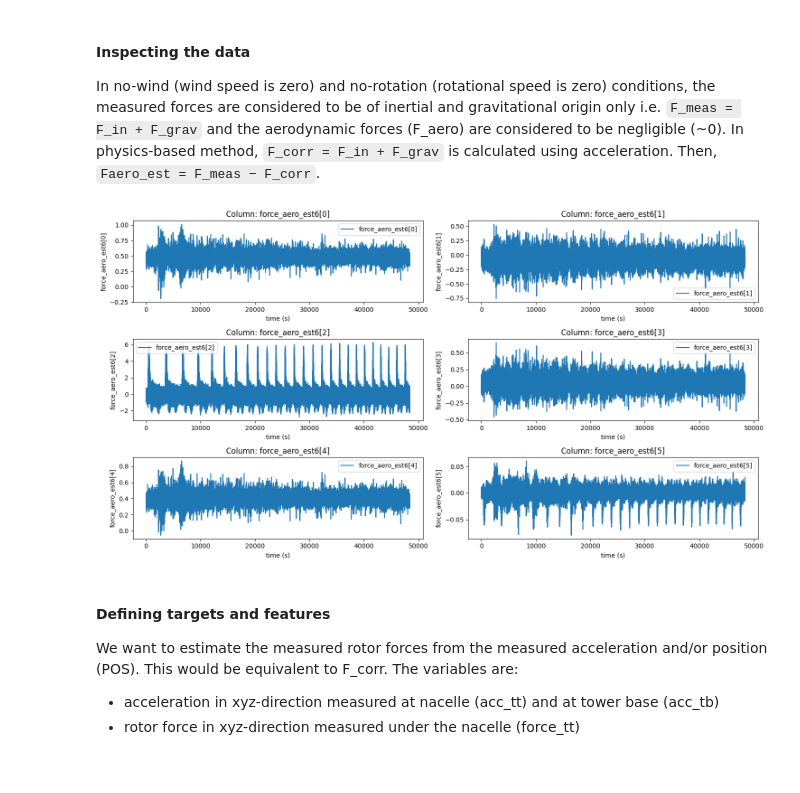
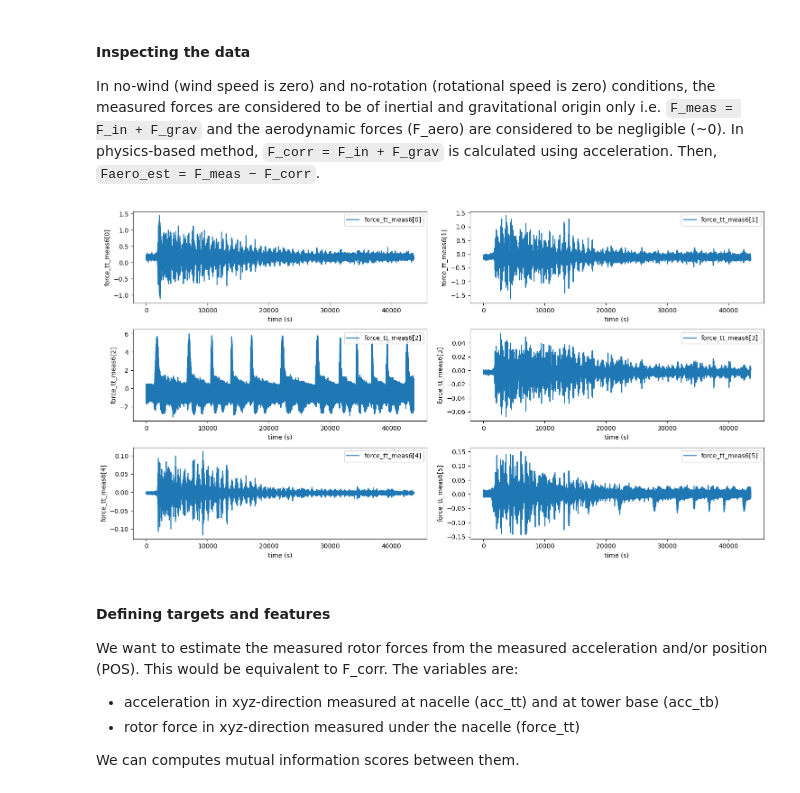
Before and after one commit to hybridlabs-nl/use-case-ML-force-correction, a Jupyter notebook: notebooks/data_visulaization.ipynb, the cells around one changed output. Drawn from its saved outputs; the diff is of its cells as text; code cells hidden in the pictures.

Commit message:
update data vis nb

```diff
--- a/notebooks/data_visulaization.ipynb
+++ b/notebooks/data_visulaization.ipynb
@@ -11,13 +13,14 @@ from utils import plot_forces, compute_mi_scores
 ### Load the data in a dataframe
 # %%
 # create a data config
-data_id = "exp1644"
+# data_ids = ["exp1644", "exp1646", "exp1648", "exp1651", "exp1653", "exp1656"]
+data_id = "exp1656"
 cfg = {
-  data_id: {
-    "path_file": f"./hybridlabs/data_x_wp2_202512/dataB/decay_cl/{data_id}.mat",
-    "aux_data": {"wind_speed": 0.0}
+    data_id: {
+        "path_file": f"./hybridlabs/data_x_wp2_202512/dataB/decay_cl/{data_id}.mat",
+        "aux_data": {"wind_speed": 0.0},
   }
-}  # closed-lopp, surge case, no wind, no-rotation
+}  # closed-loop, surge case, no wind, no-rotation
 # %%
 df = get_data(data_id=data_id, config=cfg)
 df.index = pd.to_timedelta(df.index*1e-3, unit='s')  # set time index
@@ -39,20 +42,31 @@ In no-wind (wind speed is zero) and no-rotation (rotational speed is zero) condi
 the measured forces are considered to be of inertial and gravitational origin only
 i.e. `F_meas = F_in + F_grav` and the aerodynamic forces (F_aero) are considered to be negligible (~0).
 In physics-based method, `F_corr = F_in + F_grav` is calculated using acceleration. Then, `Faero_est = F_meas − F_corr`.
-# %%
-# Estimated aeordynamic force after applying the correction
-force_aero_est =  [
-      'force_aero_est6[0]',
-      'force_aero_est6[1]',
-      'force_aero_est6[2]',
-      'force_aero_est6[3]',
-      'force_aero_est6[4]',
-      'force_aero_est6[5]',
-      ]
-
-plot_forces(df[force_aero_est])
-# %% [output]
-[figure, removed]
+# %%
+# all in rotating frame
+acc_meas_tb = [
+    'acc_tb_meas3[0]',
+    'acc_tb_meas3[1]',
+    'acc_tb_meas3[2]',
+]
+acc_meas_tt = [
+    'acc_tt_meas3[0]',
+    'acc_tt_meas3[1]',
+    'acc_tt_meas3[2]',
+]
+
+meas = [
+     'force_tt_meas6[0]',
+     'force_tt_meas6[1]',
+     'force_tt_meas6[2]',
+     'force_tt_meas6[3]',
+     'force_tt_meas6[4]',
+     'force_tt_meas6[5]',
+ ]
+# %%
+plot_forces(df[meas])
+# %% [output]
+[figure, added]
 # %% [markdown]
 #### Defining targets and features
 
@@ -61,3 +75,5 @@ We want to estimate the measured rotor forces from the measured acceleration and
 
 - acceleration in xyz-direction measured at nacelle (acc_tt) and at tower base (acc_tb)
 - rotor force in xyz-direction measured under the nacelle (force_tt)
+
+We can computes mutual information scores between them.
```
Also changed, not shown: parts of 5 cells of this notebook.
